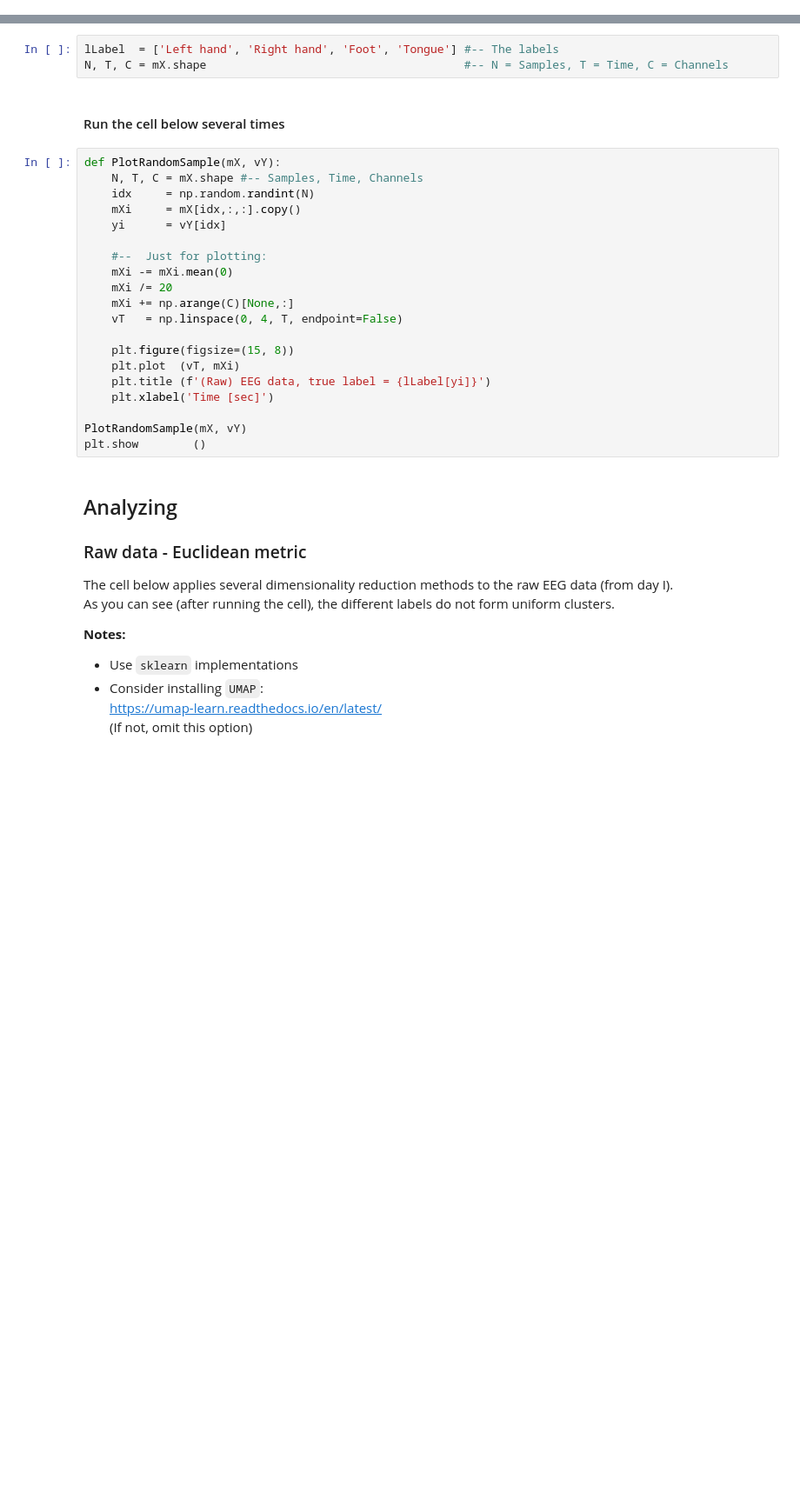
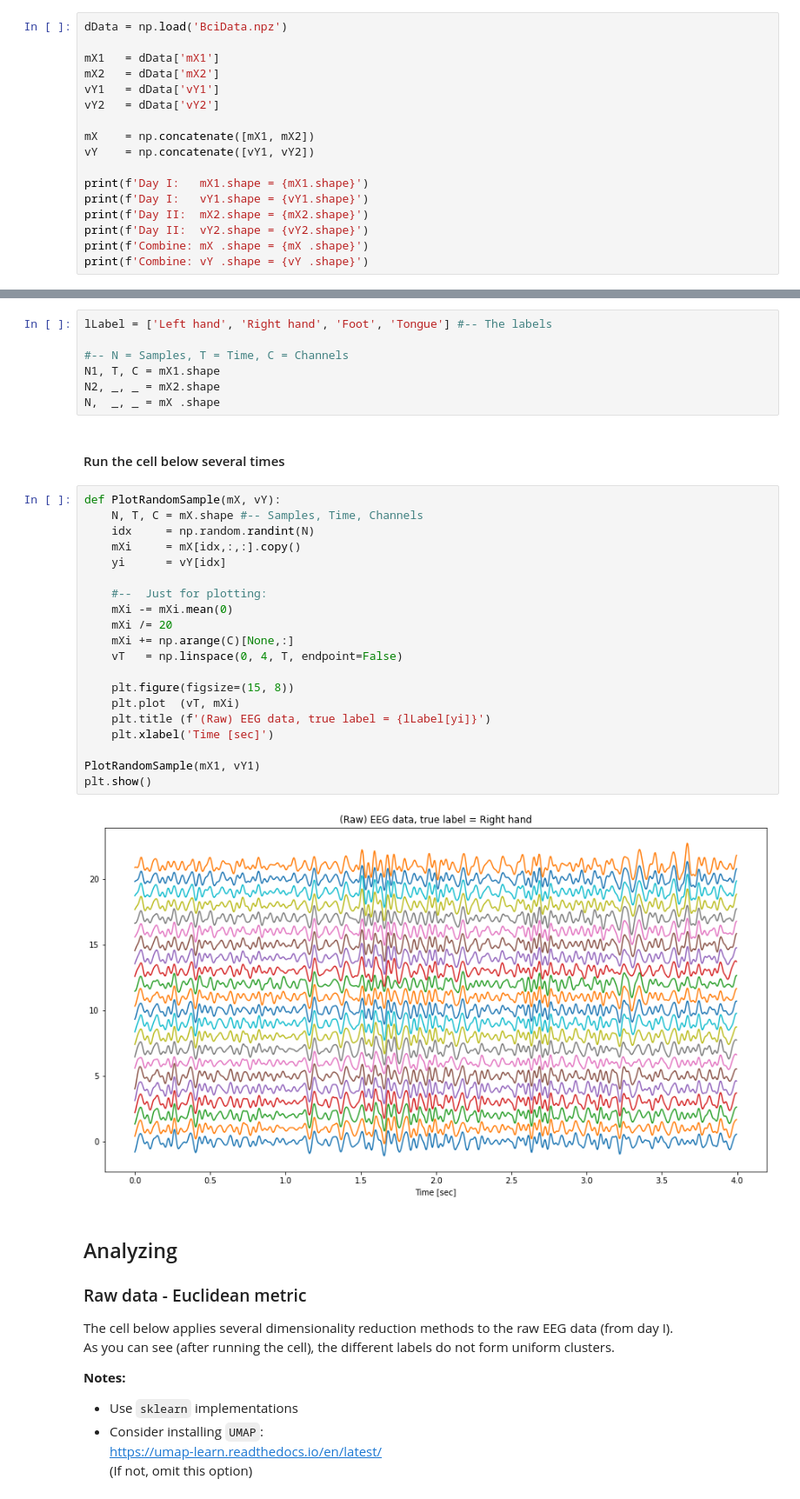
Before and after one commit to livneor207/unsupervised, a Jupyter notebook: Mine/HW4/ProblemSet4.ipynb, the cells around one changed output, grey strips where cells are left out. Shown at 87% size. Drawn from its saved outputs; the diff is of its cells as text; blank space fills up the shorter version.

```diff
--- a/Mine/HW4/ProblemSet4.ipynb
+++ b/Mine/HW4/ProblemSet4.ipynb
@@ -723,0 +719,17 @@ NameError: name 'np' is not defined
+# %%
+dData = np.load('BciData.npz')
+
+mX1   = dData['mX1']
+mX2   = dData['mX2']
+vY1   = dData['vY1']
+vY2   = dData['vY2']
+
+mX    = np.concatenate([mX1, mX2])
+vY    = np.concatenate([vY1, vY2])
+
+print(f'Day I:   mX1.shape = {mX1.shape}')
+print(f'Day I:   vY1.shape = {vY1.shape}')
+print(f'Day II:  mX2.shape = {mX2.shape}')
+print(f'Day II:  vY2.shape = {vY2.shape}')
+print(f'Combine: mX .shape = {mX .shape}')
+print(f'Combine: vY .shape = {vY .shape}')
@@ -724,28 +743,34 @@ NameError: name 'np' is not defined
 # %%
-lLabel  = ['Left hand', 'Right hand', 'Foot', 'Tongue'] #-- The labels
-N, T, C = mX.shape                                      #-- N = Samples, T = Time, C = Channels
+lLabel = ['Left hand', 'Right hand', 'Foot', 'Tongue'] #-- The labels
+
+#-- N = Samples, T = Time, C = Channels
+N1, T, C = mX1.shape
+N2, _, _ = mX2.shape
+N,  _, _ = mX .shape
 # %% [markdown]
 #### Run the cell below several times
 # %%
 def PlotRandomSample(mX, vY):
     N, T, C = mX.shape #-- Samples, Time, Channels
     idx     = np.random.randint(N)
     mXi     = mX[idx,:,:].copy()
     yi      = vY[idx]
 
     #--  Just for plotting:
     mXi -= mXi.mean(0)
     mXi /= 20
     mXi += np.arange(C)[None,:]
     vT   = np.linspace(0, 4, T, endpoint=False)
 
     plt.figure(figsize=(15, 8))
     plt.plot  (vT, mXi)
     plt.title (f'(Raw) EEG data, true label = {lLabel[yi]}')
     plt.xlabel('Time [sec]')
 
-PlotRandomSample(mX, vY)
-plt.show        ()
+PlotRandomSample(mX1, vY1)
+plt.show()
+# %% [output]
+[figure, added]
 # %% [markdown]
 ## Analyzing
 ### Raw data - Euclidean metric
```
Also changed, not shown: parts of 19 cells of this notebook.
